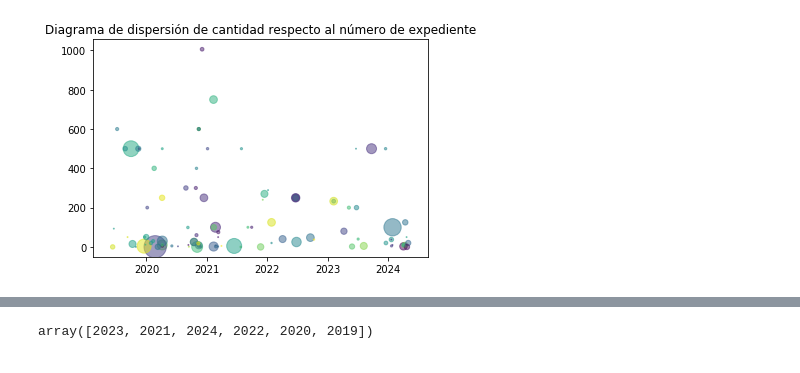
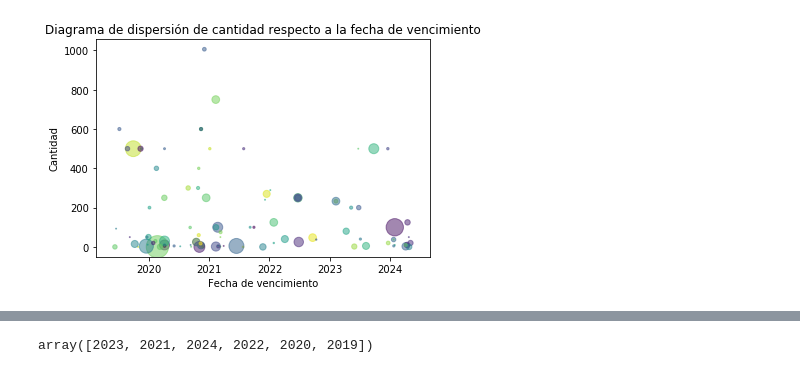
Before and after one commit to MauricioAcosta/CienciasDeDatos, a Jupyter notebook: Taller_MatplotLib/Table_Scatter_Hist.ipynb, the cells around one changed output, grey strips where cells are left out. Saved outputs shown, nothing was run; the diff lists cells and outputs as text; code cells hidden in the pictures.

```diff
--- a/Taller_MatplotLib/Table_Scatter_Hist.ipynb
+++ b/Taller_MatplotLib/Table_Scatter_Hist.ipynb
@@ -17,13 +34,11 @@ pandas.core.series.Series
 # %%
-N=len(x2)
-colors = np.random.rand(N)
-area = dataset2['cantidadcum']#(15* np.random.rand(N))**2  # 0 to 15 point radii
-
 plt.scatter(x2, x1, s=area, c=colors, alpha=0.5)
-plt.title('Diagrama de dispersión de cantidad respecto al número de expediente')
+plt.title('Diagrama de dispersión de cantidad respecto a la fecha de vencimiento')
+plt.xlabel("Fecha de vencimiento")
+plt.ylabel("Cantidad")
 plt.show()
 # %% [output]
-[figure, old version]
+[figure, new version]
 # %%
 dataset1=pd.read_csv('Publicaciones_del_Instituto_Caro_y_Cuervo_actualizaci_n_2019.csv')
 #dataset1.info()
```
Also changed, not shown: parts of 9 cells of this notebook.
